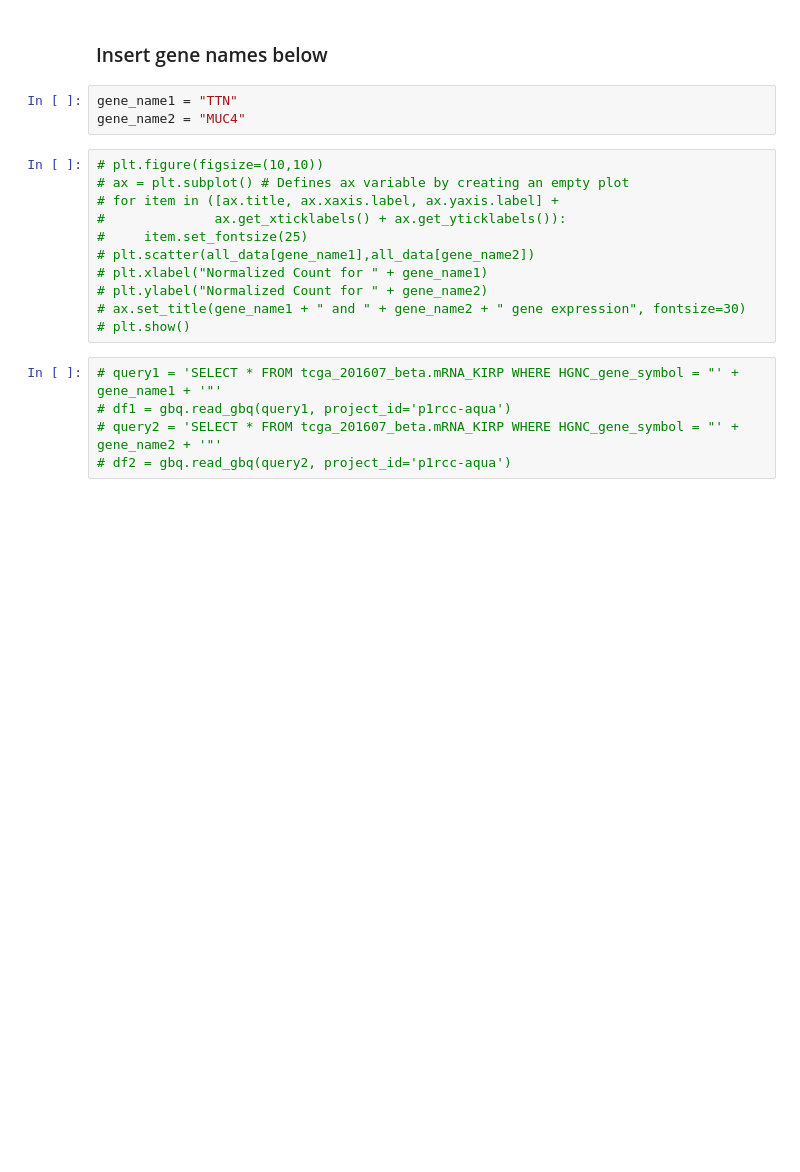
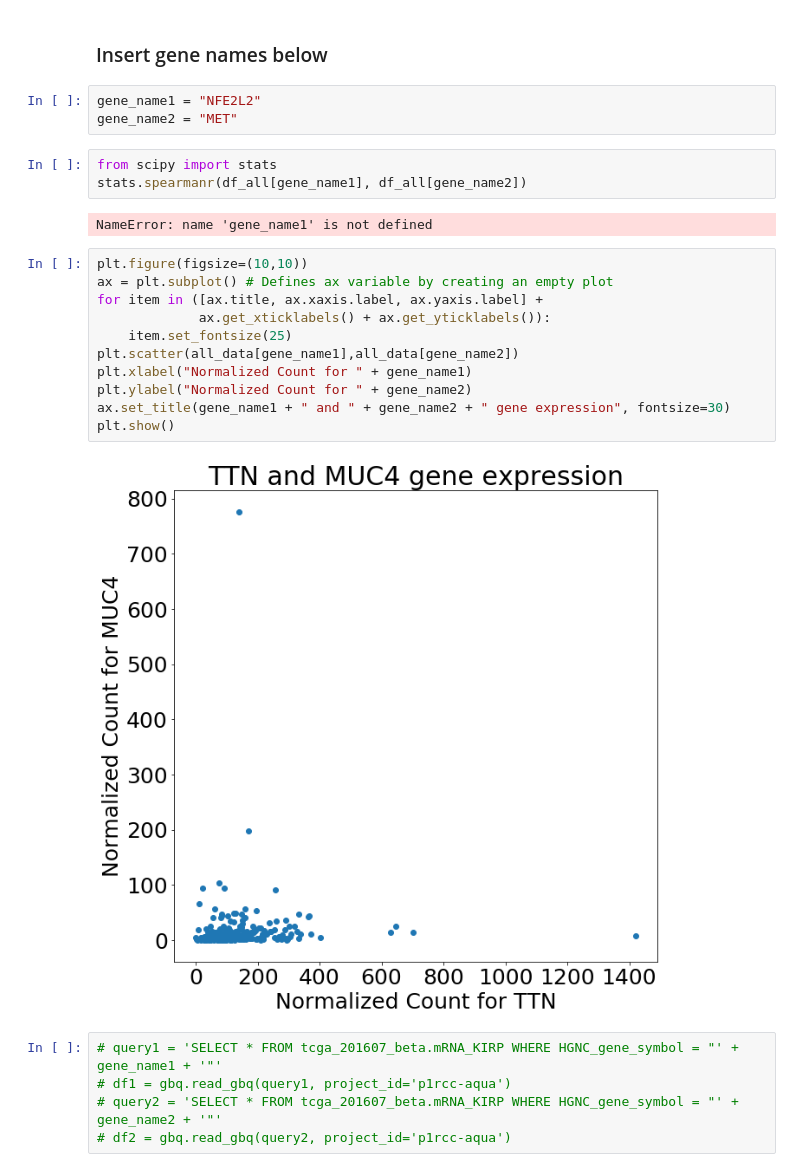
Before and after one commit to SVAI/geviz, a Jupyter notebook: numfah/plots_gene_expression.ipynb, the cells around one changed output. Cells and saved outputs as stored; diff of their text form; blank space fills up the shorter version.

```diff
--- a/numfah/plots_gene_expression.ipynb
+++ b/numfah/plots_gene_expression.ipynb
@@ -187,19 +140,26 @@ Name: TTN, dtype: float64
 # %% [markdown]
 ### Insert gene names below
 # %%
-gene_name1 = "TTN"
-gene_name2 = "MUC4"
+gene_name1 = "NFE2L2"
+gene_name2 = "MET"
+# %%
+from scipy import stats
+stats.spearmanr(df_all[gene_name1], df_all[gene_name2])
+# %% [output]
+NameError: name 'gene_name1' is not defined
 # %%
-# plt.figure(figsize=(10,10))
-# ax = plt.subplot() # Defines ax variable by creating an empty plot
-# for item in ([ax.title, ax.xaxis.label, ax.yaxis.label] +
-#              ax.get_xticklabels() + ax.get_yticklabels()):
-#     item.set_fontsize(25)
-# plt.scatter(all_data[gene_name1],all_data[gene_name2])
-# plt.xlabel("Normalized Count for " + gene_name1)
-# plt.ylabel("Normalized Count for " + gene_name2)
-# ax.set_title(gene_name1 + " and " + gene_name2 + " gene expression", fontsize=30)
-# plt.show()
+plt.figure(figsize=(10,10))
+ax = plt.subplot() # Defines ax variable by creating an empty plot
+for item in ([ax.title, ax.xaxis.label, ax.yaxis.label] +
+             ax.get_xticklabels() + ax.get_yticklabels()):
+    item.set_fontsize(25)
+plt.scatter(all_data[gene_name1],all_data[gene_name2])
+plt.xlabel("Normalized Count for " + gene_name1)
+plt.ylabel("Normalized Count for " + gene_name2)
+ax.set_title(gene_name1 + " and " + gene_name2 + " gene expression", fontsize=30)
+plt.show()
+# %% [output]
+[figure, added]
 # %%
 # query1 = 'SELECT * FROM tcga_201607_beta.mRNA_KIRP WHERE HGNC_gene_symbol = "' + gene_name1 + '"'
 # df1 = gbq.read_gbq(query1, project_id='p1rcc-aqua')
```
Also changed, not shown: parts of 15 cells of this notebook, 2 other files.
